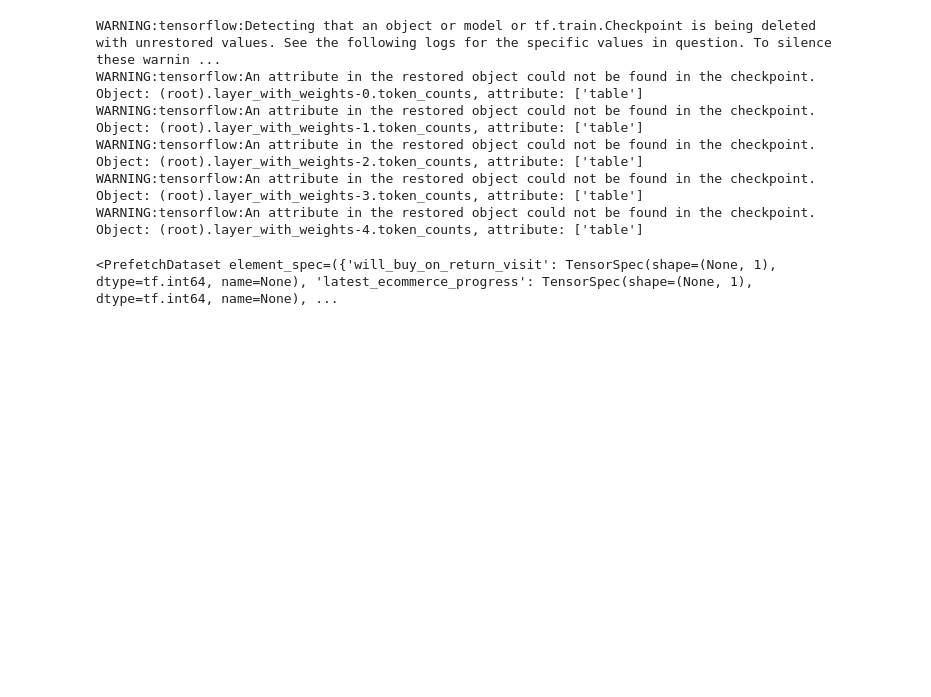
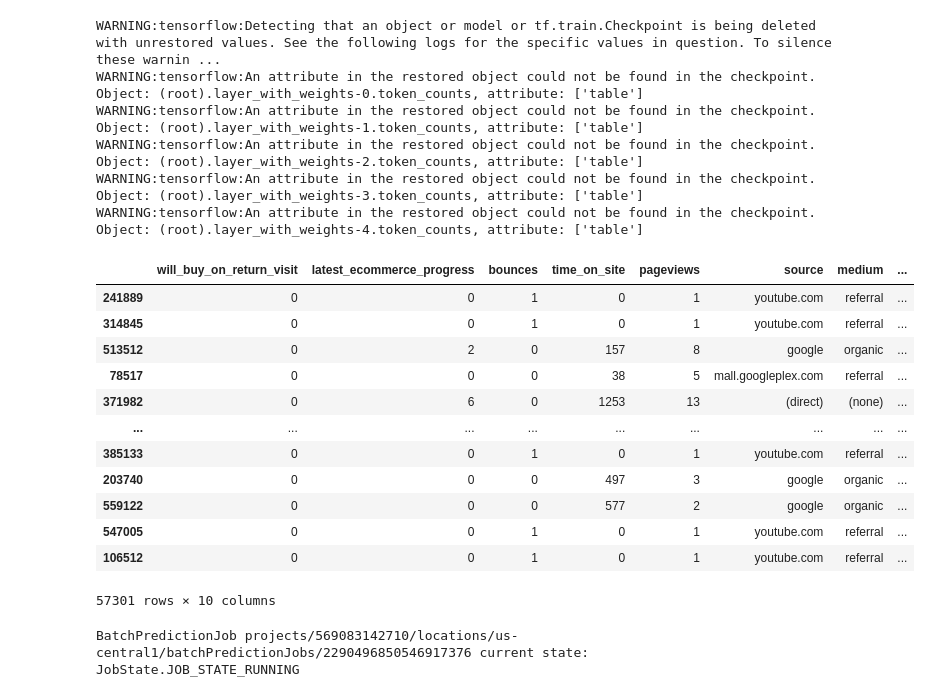
Before and after one commit to jchavezar/code, a Jupyter notebook: pipe_notebook/bqml_tf_keras_visitor_purchases.ipynb, the cells around one changed output. Cells and saved outputs as stored; diff of their text form; code cells hidden in the pictures; blank space fills up the shorter version.

```diff
--- a/pipe_notebook/bqml_tf_keras_visitor_purchases.ipynb
+++ b/pipe_notebook/bqml_tf_keras_visitor_purchases.ipynb
@@ -457,8 +457,22 @@ WARNING:tensorflow:An attribute in the restored object could not be found in the
 WARNING:tensorflow:An attribute in the restored object could not be found in the checkpoint. Object: (root).layer_with_weights-2.token_counts, attribute: ['table']
 WARNING:tensorflow:An attribute in the restored object could not be found in the checkpoint. Object: (root).layer_with_weights-3.token_counts, attribute: ['table']
 WARNING:tensorflow:An attribute in the restored object could not be found in the checkpoint. Object: (root).layer_with_weights-4.token_counts, attribute: ['table']
-# %%
-test_ds
-# %% [output]
-<PrefetchDataset element_spec=({'will_buy_on_return_visit': TensorSpec(shape=(None, 1), dtype=tf.int64, name=None), 'latest_ecommerce_progress': TensorSpec(shape=(None, 1), dtype=tf.int64, name=None), ...
+# %%
+test
+# %% [output]
+|  | will_buy_on_return_visit | latest_ecommerce_progress | bounces | time_on_site | pageviews | source | medium | ... |
+| 241889 | 0 | 0 | 1 | 0 | 1 | youtube.com | referral | ... |
+| 314845 | 0 | 0 | 1 | 0 | 1 | youtube.com | referral | ... |
+| 513512 | 0 | 2 | 0 | 157 | 8 | google | organic | ... |
+| 78517 | 0 | 0 | 0 | 38 | 5 | mall.googleplex.com | referral | ... |
+| 371982 | 0 | 6 | 0 | 1253 | 13 | (direct) | (none) | ... |
+| ... | ... | ... | ... | ... | ... | ... | ... | ... |
+| 385133 | 0 | 0 | 1 | 0 | 1 | youtube.com | referral | ... |
+| 203740 | 0 | 0 | 0 | 497 | 3 | google | organic | ... |
+| 559122 | 0 | 0 | 0 | 577 | 2 | google | organic | ... |
+| 547005 | 0 | 0 | 1 | 0 | 1 | youtube.com | referral | ... |
+| 106512 | 0 | 0 | 1 | 0 | 1 | youtube.com | referral | ... |
+57301 rows × 10 columns
+BatchPredictionJob projects/569083142710/locations/us-central1/batchPredictionJobs/2290496850546917376 current state:
+JobState.JOB_STATE_RUNNING
 # %%
```
Also changed, not shown: parts of 14 cells of this notebook, 2 other files.
